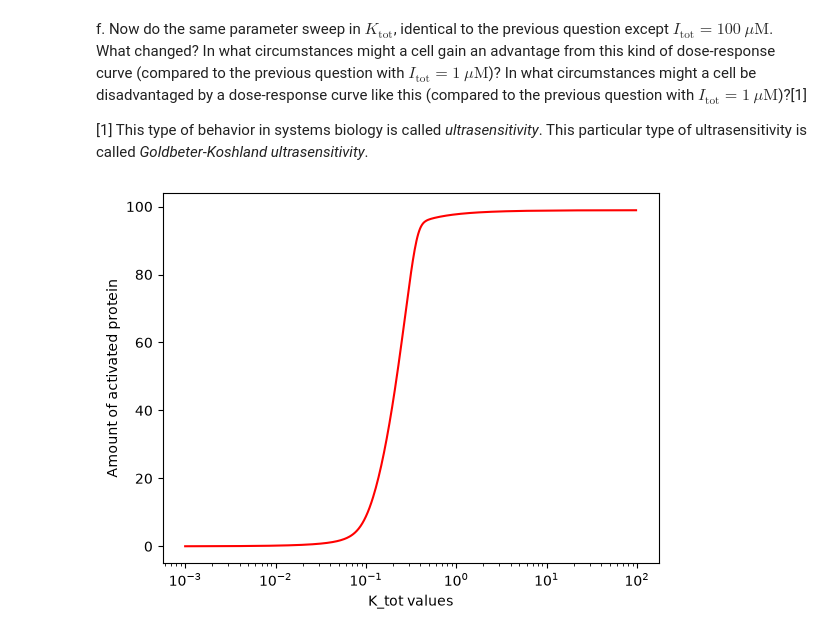
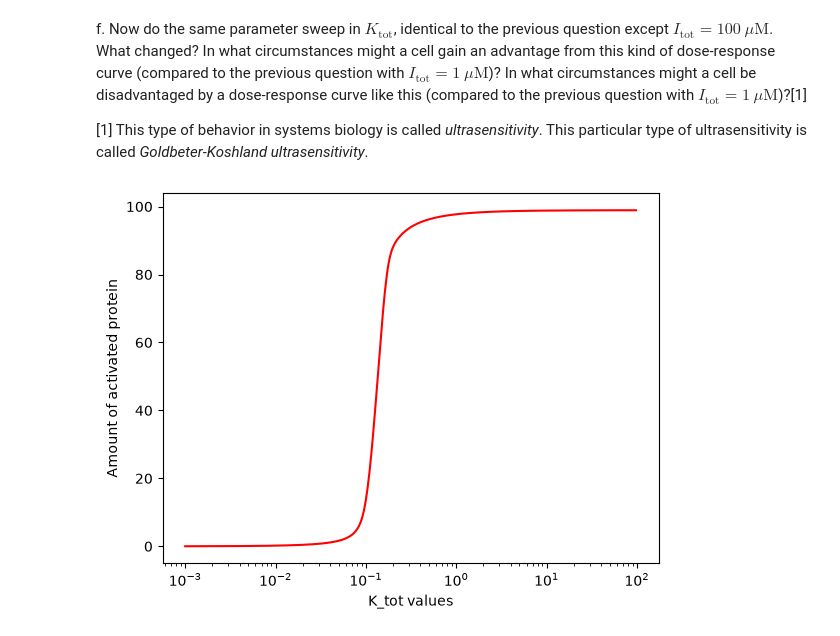
Before and after one commit to waldo-gb/MCSBBootcamp, a Jupyter notebook: docs/PS4_futile-cycle.ipynb, the cells around one changed output. Cells and saved outputs as stored; diff of their text form; code cells hidden in the pictures.

```diff
--- a/docs/PS4_futile-cycle.ipynb
+++ b/docs/PS4_futile-cycle.ipynb
@@ -205,24 +205,27 @@ f.  Now do the same parameter sweep in $K_\mathrm{tot}$, identical to
 *Goldbeter-Koshland ultrasensitivity*.
 # %%
 i0=100
+P_tot = 1
+kAcat = 100
+kIcat = 10
 k_vals=[]
 a_vals=[]
 for i in range(500):
     e = -3+i/100
     K_tot=10**(e)
 
-    sol = solve_ivp(dxdt, [0, 5], [a0,ap0,i0, ik0], t_eval=np.linspace(0, 5, 100))
+    sol = solve_ivp(dxdt, [0, 20], [a0,ap0,i0, ik0], t_eval=np.linspace(0, 20, 100))
     T = sol.t
     a,ap,i,ik = sol.y
 
     a_vals.append(a[-1])
     k_vals.append(K_tot)
 
 fig, ax = plt.subplots()
 ax.plot(k_vals, a_vals, "-r")
 ax.set_xscale('log')
 ax.set_ylabel("Amount of activated protein")
 ax.set_xlabel("K_tot values")
 plt.show()
 # %% [output]
-[figure, old version]
+[figure, new version]
```
Also changed, not shown: 2 other files.
